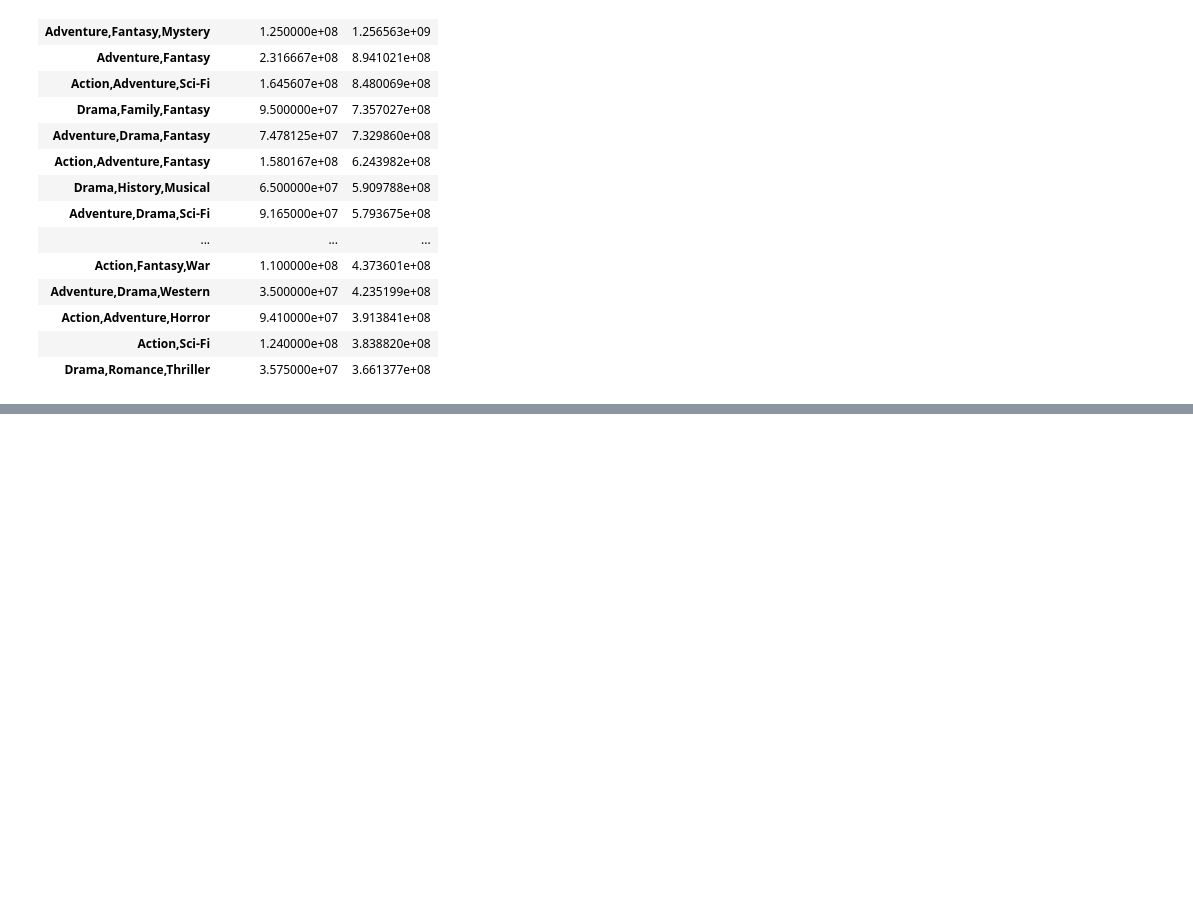
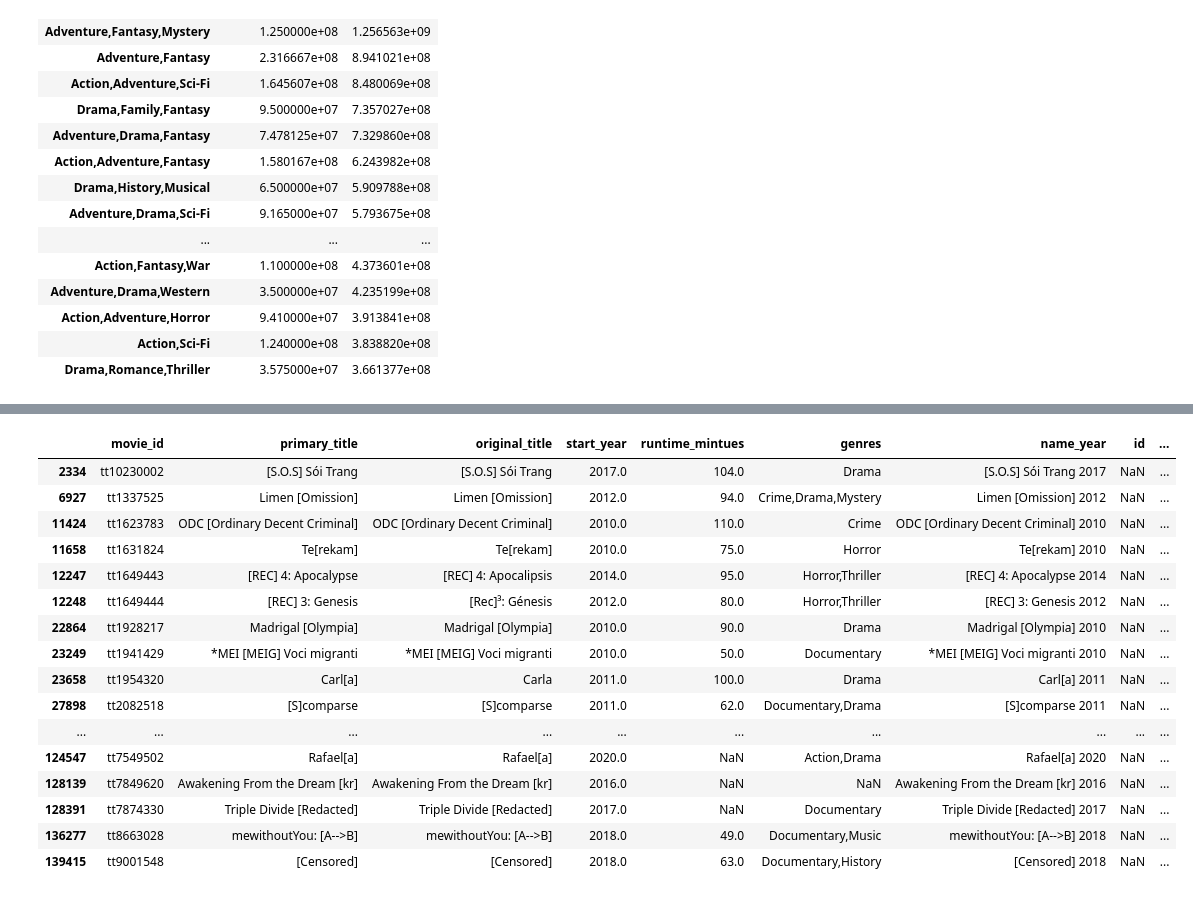
Before and after one commit to anguyen61191/MovieDataProject, a Jupyter notebook: RoughDraftProject1.ipynb, the cells around one changed output, grey strips where cells are left out. Cells and saved outputs as stored; diff of their text form; code cells hidden in the pictures; blank space fills up the shorter version.

```diff
--- a/RoughDraftProject1.ipynb
+++ b/RoughDraftProject1.ipynb
@@ -1042,0 +1154,2 @@ df_genre_average.sort_values('total_gross', ascending = False).head(25)
+# %%
+df_test = pd.read_csv("zippedData/merged_IMDB_Numbers.csv")
@@ -1042,0 +1174,22 @@ df_genre_average.sort_values('total_gross', ascending = False).head(25)
+# %%
+df_test = df_test.loc[df_test['name_year'].notna()]
+# %%
+df_test.loc[df_test['name_year'].str.contains("]")]
+# %% [output]
+|  | movie_id | primary_title | original_title | start_year | runtime_mintues | genres | name_year | id | ... |
+| 2334 | tt10230002 | [S.O.S] Sói Trang | [S.O.S] Sói Trang | 2017.0 | 104.0 | Drama | [S.O.S] Sói Trang 2017 | NaN | ... |
+| 6927 | tt1337525 | Limen [Omission] | Limen [Omission] | 2012.0 | 94.0 | Crime,Drama,Mystery | Limen [Omission] 2012 | NaN | ... |
+| 11424 | tt1623783 | ODC [Ordinary Decent Criminal] | ODC [Ordinary Decent Criminal] | 2010.0 | 110.0 | Crime | ODC [Ordinary Decent Criminal] 2010 | NaN | ... |
+| 11658 | tt1631824 | Te[rekam] | Te[rekam] | 2010.0 | 75.0 | Horror | Te[rekam] 2010 | NaN | ... |
+| 12247 | tt1649443 | [REC] 4: Apocalypse | [REC] 4: Apocalipsis | 2014.0 | 95.0 | Horror,Thriller | [REC] 4: Apocalypse 2014 | NaN | ... |
+| 12248 | tt1649444 | [REC] 3: Genesis | [Rec]³: Génesis | 2012.0 | 80.0 | Horror,Thriller | [REC] 3: Genesis 2012 | NaN | ... |
+| 22864 | tt1928217 | Madrigal [Olympia] | Madrigal [Olympia] | 2010.0 | 90.0 | Drama | Madrigal [Olympia] 2010 | NaN | ... |
+| 23249 | tt1941429 | *MEI [MEIG] Voci migranti | *MEI [MEIG] Voci migranti | 2010.0 | 50.0 | Documentary | *MEI [MEIG] Voci migranti 2010 | NaN | ... |
+| 23658 | tt1954320 | Carl[a] | Carla | 2011.0 | 100.0 | Drama | Carl[a] 2011 | NaN | ... |
+| 27898 | tt2082518 | [S]comparse | [S]comparse | 2011.0 | 62.0 | Documentary,Drama | [S]comparse 2011 | NaN | ... |
+| ... | ... | ... | ... | ... | ... | ... | ... | ... | ... |
+| 124547 | tt7549502 | Rafael[a] | Rafael[a] | 2020.0 | NaN | Action,Drama | Rafael[a] 2020 | NaN | ... |
+| 128139 | tt7849620 | Awakening From the Dream [kr] | Awakening From the Dream [kr] | 2016.0 | NaN | NaN | Awakening From the Dream [kr] 2016 | NaN | ... |
+| 128391 | tt7874330 | Triple Divide [Redacted] | Triple Divide [Redacted] | 2017.0 | NaN | Documentary | Triple Divide [Redacted] 2017 | NaN | ... |
+| 136277 | tt8663028 | mewithoutYou: [A-->B] | mewithoutYou: [A-->B] | 2018.0 | 49.0 | Documentary,Music | mewithoutYou: [A-->B] 2018 | NaN | ... |
+| 139415 | tt9001548 | [Censored] | [Censored] | 2018.0 | 63.0 | Documentary,History | [Censored] 2018 | NaN | ... |
```
Also changed, not shown: parts of 40 cells of this notebook.
